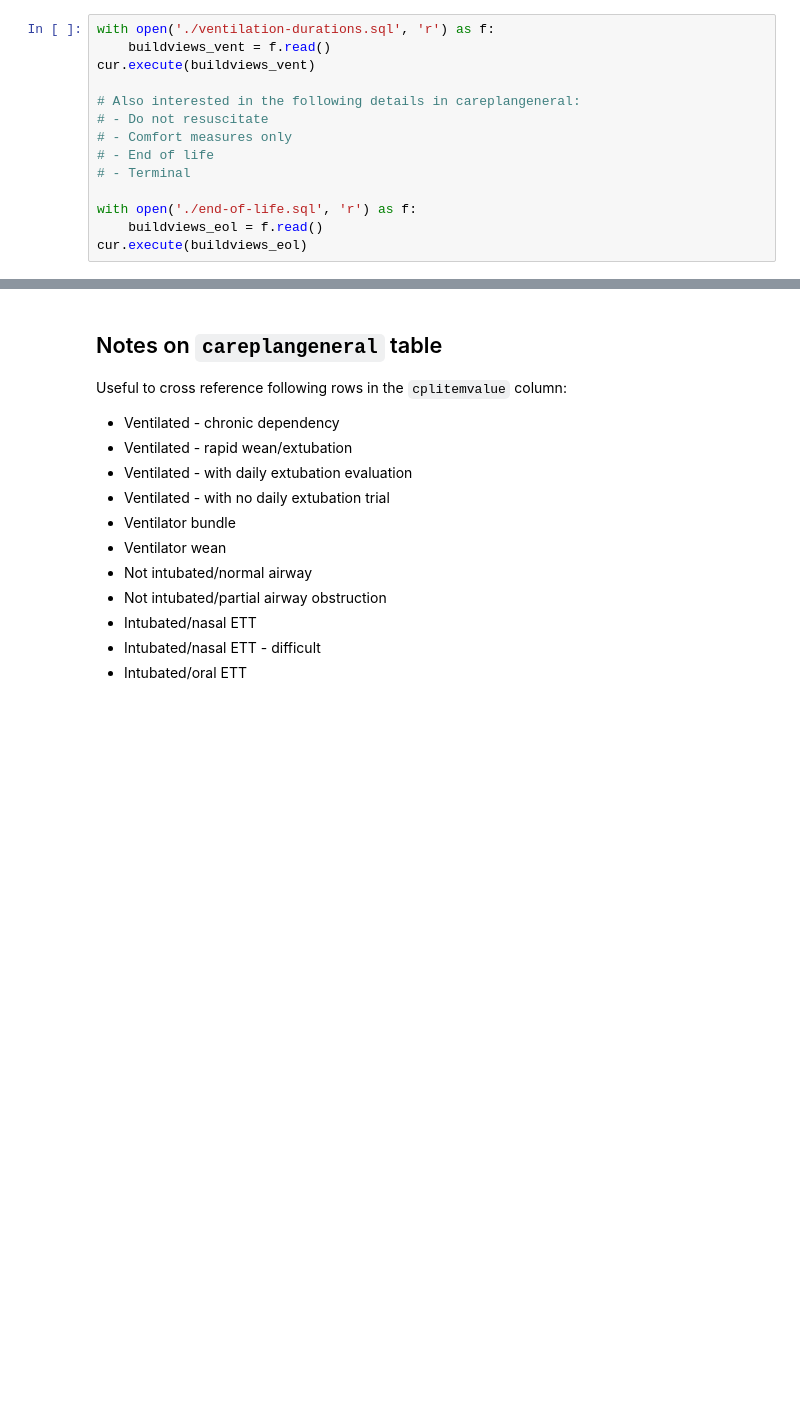
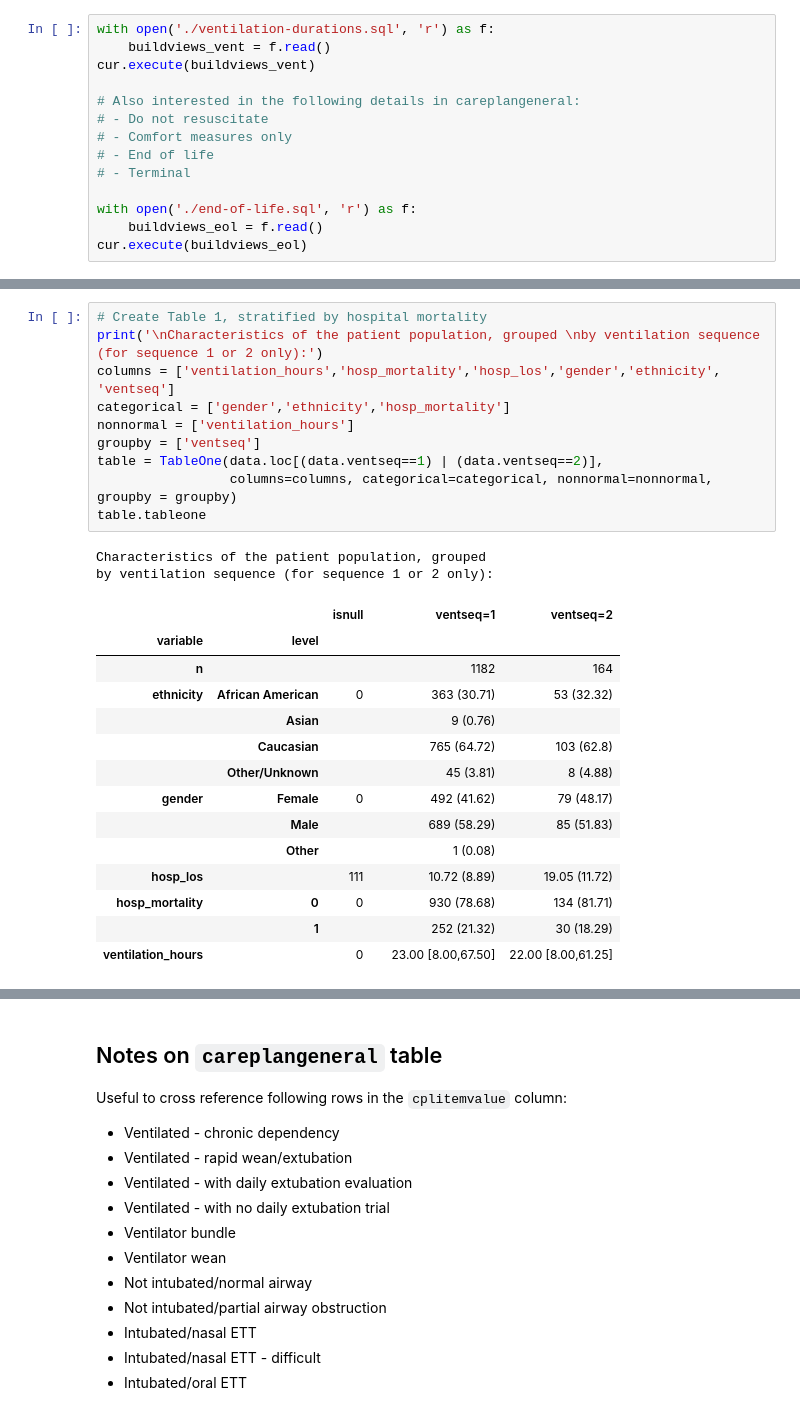
Before and after one commit to alistairewj/pao2-fio2-prediction, a Jupyter notebook: ventduration/ventilation-durations.ipynb, the cells around one changed output, grey strips where cells are left out. Cells and saved outputs as stored; diff of their text form; blank space fills up the shorter version.

```diff
--- a/ventduration/ventilation-durations.ipynb
+++ b/ventduration/ventilation-durations.ipynb
@@ -113,3 +132,30 @@ RangeIndex(start=0, stop=1455, step=1)
+# %%
+# Create Table 1, stratified by hospital mortality
+print('\nCharacteristics of the patient population, grouped \nby ventilation sequence (for sequence 1 or 2 only):')
+columns = ['ventilation_hours','hosp_mortality','hosp_los','gender','ethnicity', 'ventseq']
+categorical = ['gender','ethnicity','hosp_mortality']
+nonnormal = ['ventilation_hours']
+groupby = ['ventseq']
+table = TableOne(data.loc[(data.ventseq==1) | (data.ventseq==2)],
+                 columns=columns, categorical=categorical, nonnormal=nonnormal, groupby = groupby)
+table.tableone
+# %% [output]
+Characteristics of the patient population, grouped
+by ventilation sequence (for sequence 1 or 2 only):
+|  |  | isnull |  | ventseq=1 | ventseq=2 |
+| variable | level |  |  |  |  |
+| n |  |  |  | 1182 | 164 |
+| ethnicity | African American | 0 |  | 363 (30.71) | 53 (32.32) |
+|  | Asian |  |  | 9 (0.76) |  |
+|  | Caucasian |  |  | 765 (64.72) | 103 (62.8) |
+|  | Other/Unknown |  |  | 45 (3.81) | 8 (4.88) |
+| gender | Female | 0 |  | 492 (41.62) | 79 (48.17) |
+|  | Male |  |  | 689 (58.29) | 85 (51.83) |
+|  | Other |  |  | 1 (0.08) |  |
+| hosp_los |  | 111 |  | 10.72 (8.89) | 19.05 (11.72) |
+| hosp_mortality | 0 | 0 |  | 930 (78.68) | 134 (81.71) |
+|  | 1 |  |  | 252 (21.32) | 30 (18.29) |
+| ventilation_hours |  | 0 |  | 23.00 [8.00,67.50] | 22.00 [8.00,61.25] |
 # %%
 plt.figure(figsize=(10, 5))
 plt.rcParams.update({'font.size': 22})
```
Also changed, not shown: parts of 10 cells of this notebook, 1 other file.
